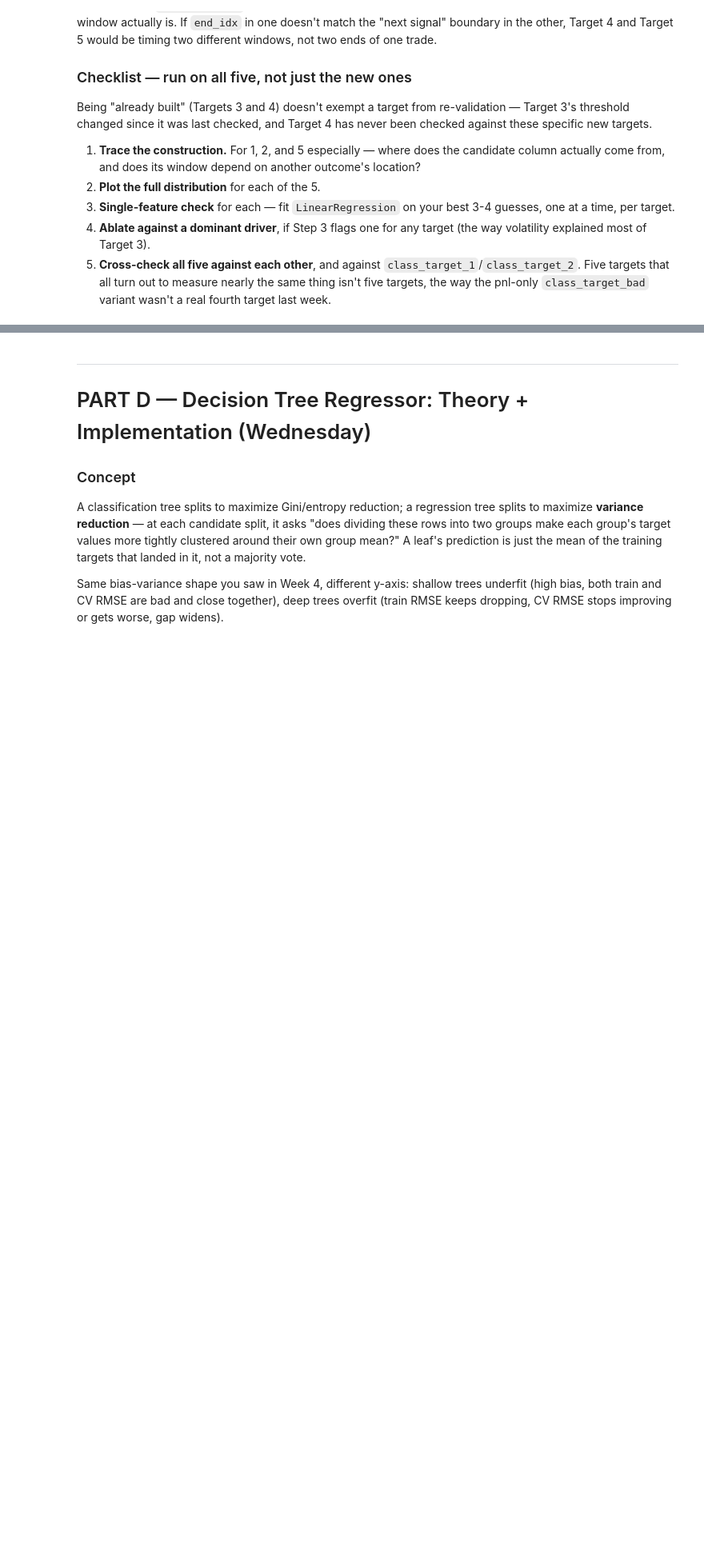
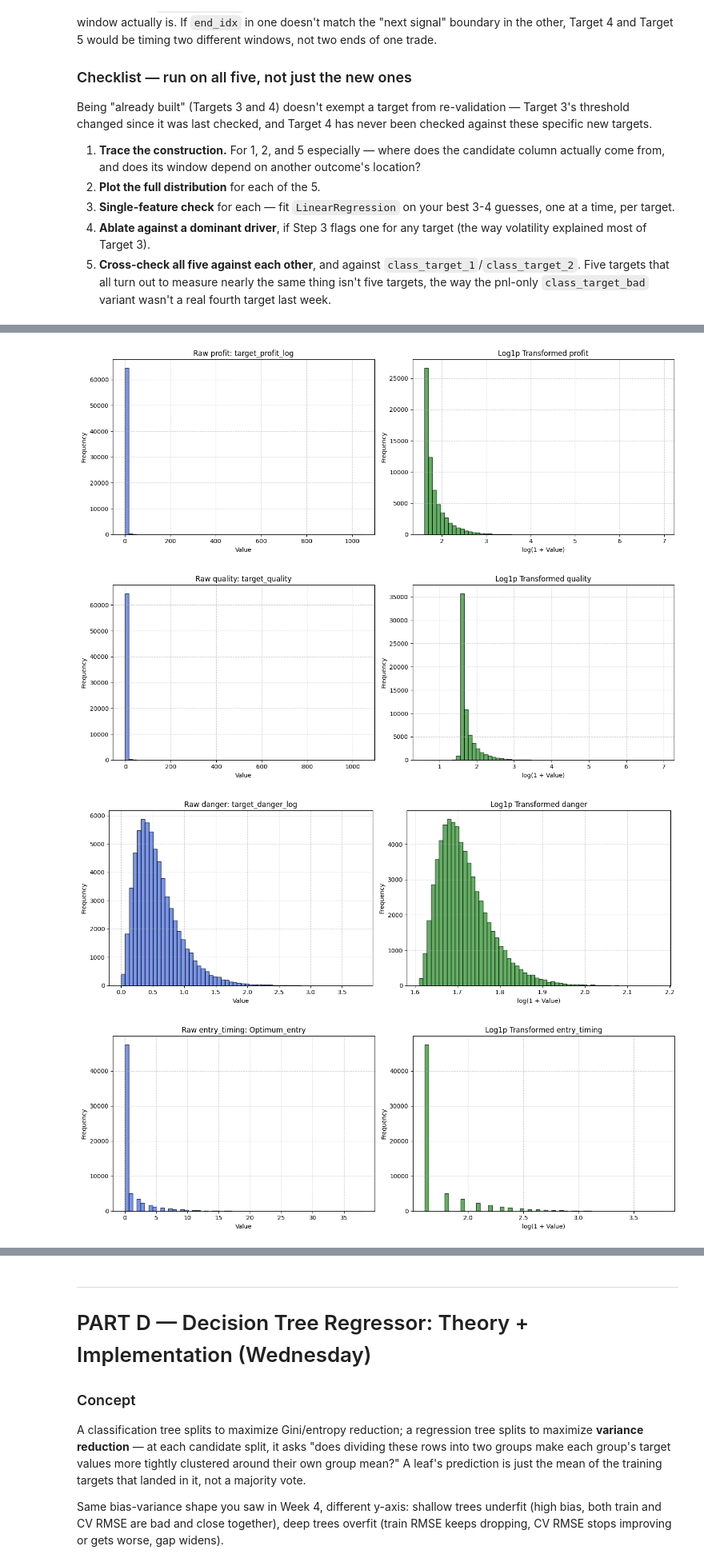
Before and after one commit to Jeshurun-B/EMA-optimizer-pipeline-v2, a Jupyter notebook: coolab_notebooks/week5_regression_trees.ipynb, the cells around one changed output, grey strips where cells are left out. Shown at 80% size. Cells and saved outputs as stored; diff of their text form; code cells hidden in the pictures; blank space fills up the shorter version.

```diff
--- a/coolab_notebooks/week5_regression_trees.ipynb
+++ b/coolab_notebooks/week5_regression_trees.ipynb
@@ -337,0 +471,36 @@ REG_TARGETS = {
+# %%
+import numpy as np
+import matplotlib.pyplot as plt
+
+# Assuming REG_TARGETS contains your 5 regression target column names
+for name, col in REG_TARGETS.items():
+    if col and col in df.columns:
+        # Drop NaNs for plotting
+        clean_data = df[col].dropna()
+
+        # Create a side-by-side comparison for raw vs transformed
+        fig, axes = plt.subplots(1, 2, figsize=(14, 5))
+
+        # 1. Raw Distribution
+        axes[0].hist(clean_data, bins=60, color='royalblue', edgecolor='k', alpha=0.7)
+        axes[0].set_title(f'Raw {name}: {col}')
+        axes[0].set_xlabel('Value')
+        axes[0].set_ylabel('Frequency')
+        axes[0].grid(True, linestyle='--', alpha=0.6)
+
+        # 2. Log1p Transformed Distribution
+        # Using log1p safely maps 0 to 0 and compresses heavy right-skewed tails
+        transformed_data = np.log(5+clean_data)
+        axes[1].hist(transformed_data, bins=60, color='forestgreen', edgecolor='k', alpha=0.7)
+        axes[1].set_title(f'Log1p Transformed {name}')
+        axes[1].set_xlabel('log(1 + Value)')
+        axes[1].set_ylabel('Frequency')
+        axes[1].grid(True, linestyle='--', alpha=0.6)
+
+        plt.tight_layout()
+        plt.show()
+# %% [output]
+[figure, added]
+[figure, added]
+[figure, added]
+[figure, added]
```
Also changed, not shown: parts of 15 cells of this notebook.
